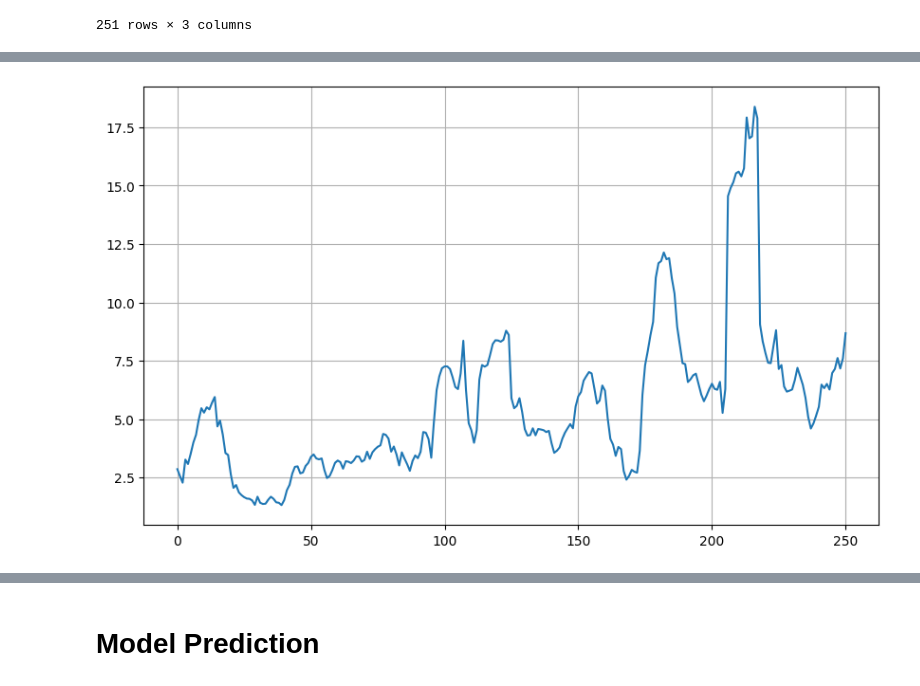
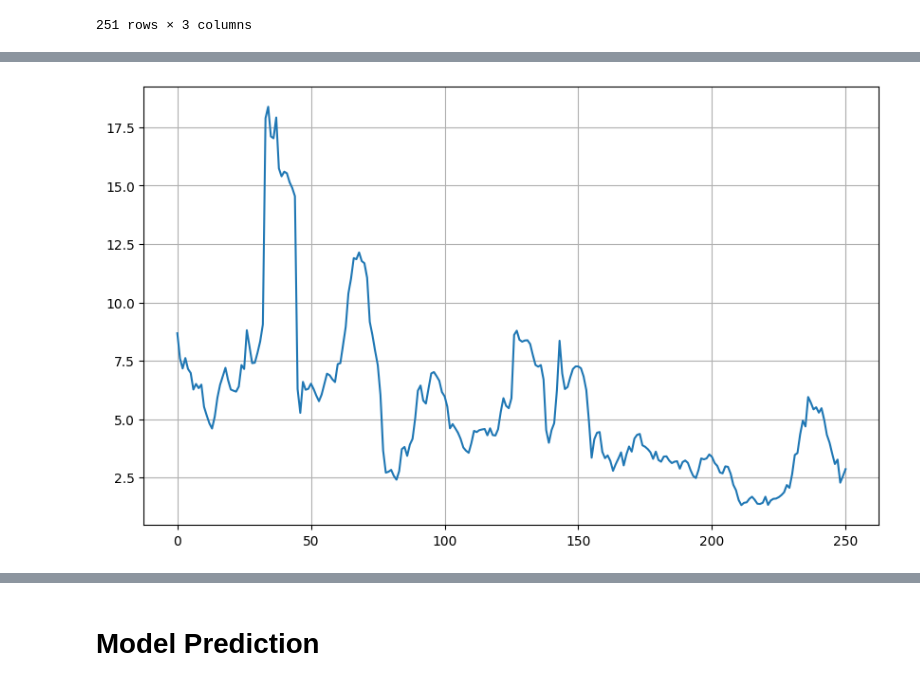
Before and after one commit to farisznafis/bangkit-financify, a Jupyter notebook: ML/z/tesz.ipynb, the cells around one changed output, grey strips where cells are left out. Cells and saved outputs as stored; diff of their text form; code cells hidden in the pictures.

Commit message:
adjust inflation rate column and export h5 model

```diff
--- a/ML/z/tesz.ipynb
+++ b/ML/z/tesz.ipynb
@@ -26,3 +26,9 @@ df
 | 249 | 249 | 2023-10-01 | 7.60 |
 | 250 | 250 | 2023-11-01 | 8.68 |
 251 rows × 3 columns
+# %%
+# take inflation-rate column to new dataframe
+df_inf = df[['inflation-rate']]
+# swap column vertically
+df_inf = df_inf[::-1].reset_index(drop=True)
+df_inf
@@ -28,0 +49,4 @@ df
+# %%
+# combine 2 variable
+df['inflation-rate'] = df_inf
+df
@@ -81,21 +119,18 @@ def plot_series(x, y, format="-", start=0, end=None,
 # %%
 time_step = []
 inflation = []
 
-with open ('./inflasi-indo.csv') as f:
-    reader = csv.reader(f, delimiter=',')
-    next(reader)
-
-    for row in reader:
-        time_step.append(int(row[0]))
-        inflation.append(float(row[2]))
+# append data to array
+for i in range(len(df)):
+    time_step.append(i)
+    inflation.append(df['inflation-rate'][i])
 
 time = np.array(time_step)
 series = np.array(inflation)
 # plt.figure(figsize=(10, 6))
 plot_series(time, series)
 # %% [output]
-[figure, old version]
+[figure, new version]
 # %%
 # Define the split time
 split_time = 225
```
Also changed, not shown: parts of 10 cells of this notebook, 1 other file.
